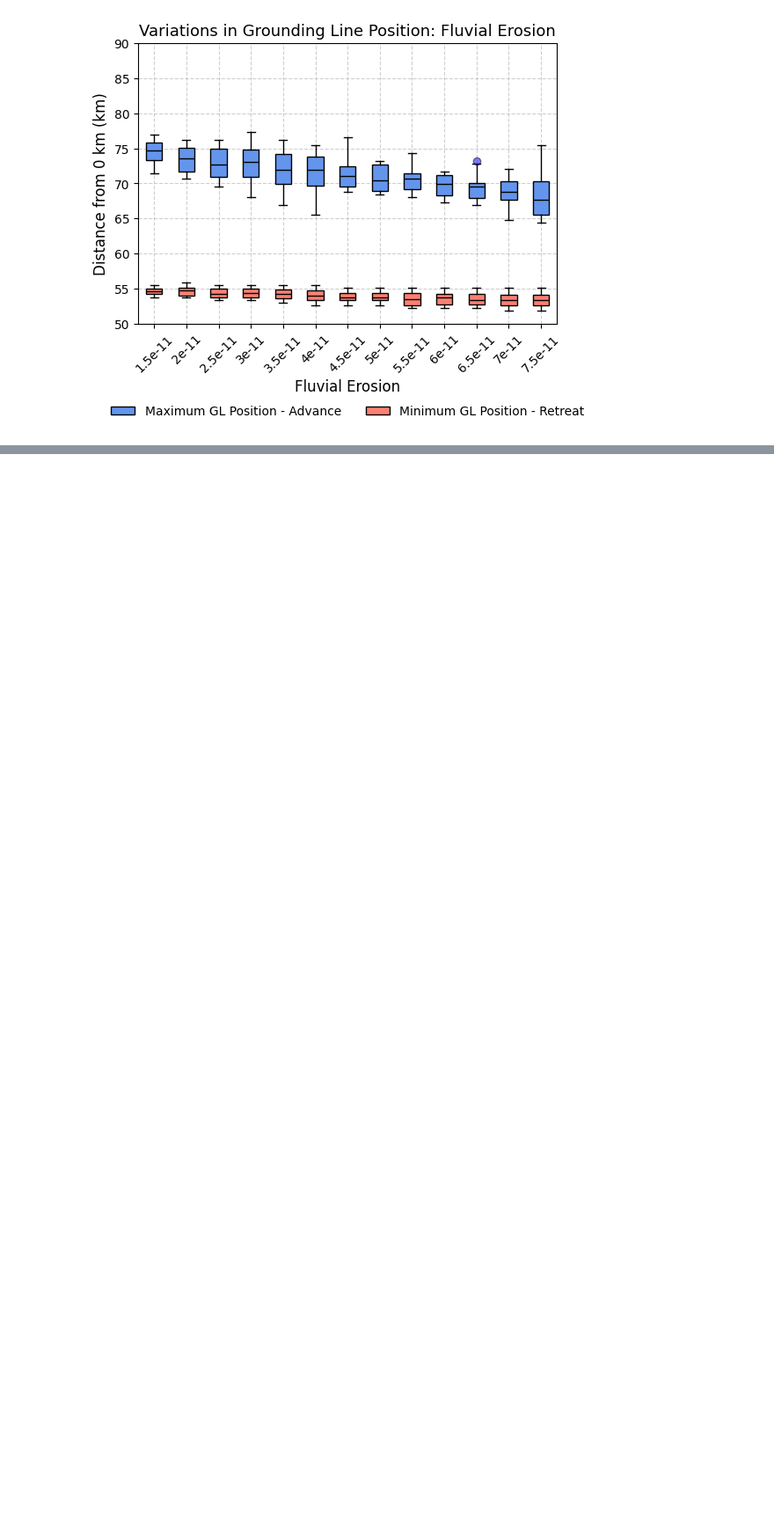
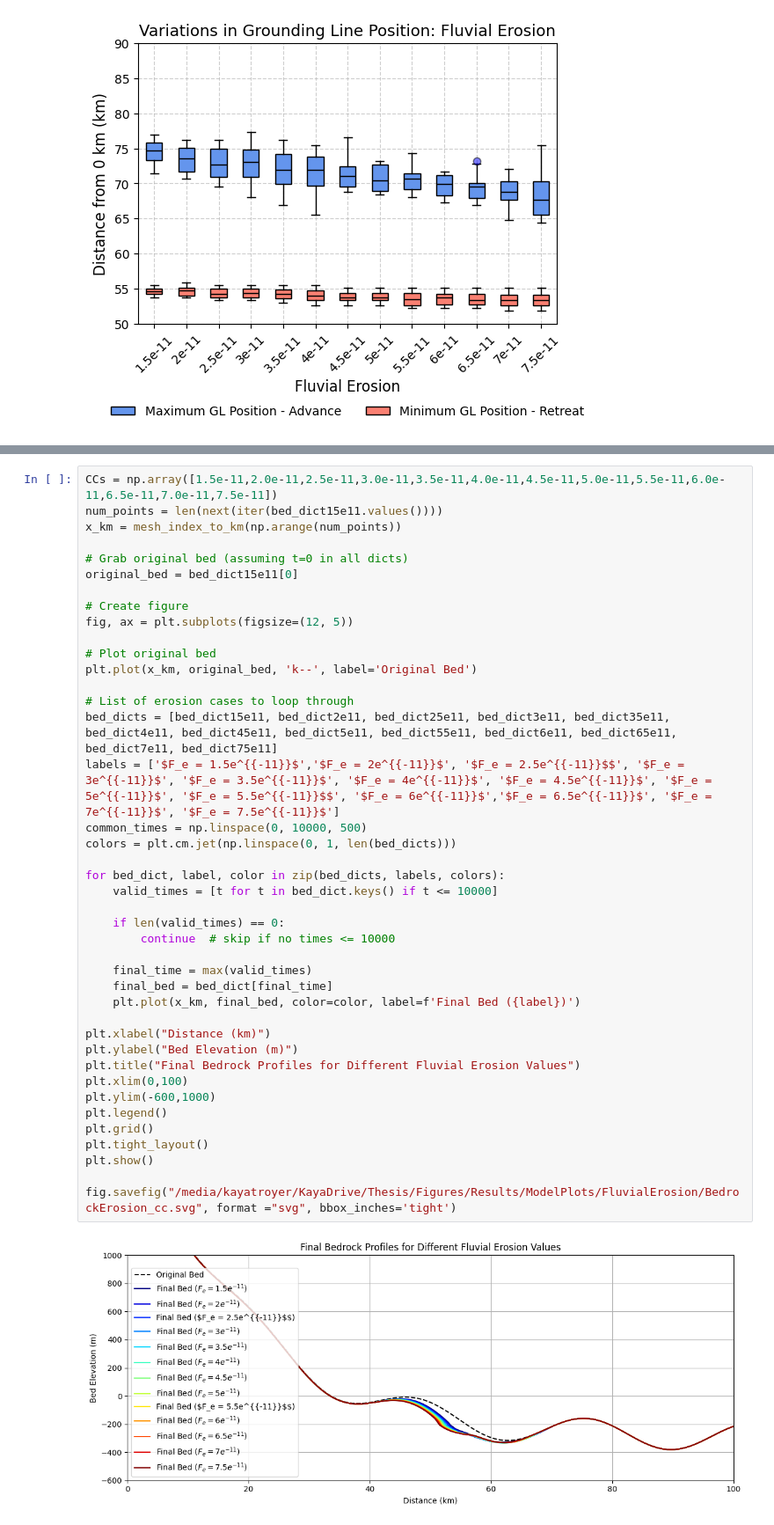
Before and after one commit to ktlix2ski/brinkmodeltest, a Jupyter notebook: Analysis/FluvialErosion_Tests.ipynb, the cells around one changed output, grey strips where cells are left out. Shown at 88% size. Saved outputs shown, nothing was run; the diff lists cells and outputs as text; blank space fills up the shorter version.

```diff
--- a/Analysis/FluvialErosion_Tests.ipynb
+++ b/Analysis/FluvialErosion_Tests.ipynb
@@ -1631,0 +1693,43 @@ fig.savefig("/media/kayatroyer/KayaDrive/Thesis/Figures/Results/ModelPlots/Fluvi
+# %%
+CCs = np.array([1.5e-11,2.0e-11,2.5e-11,3.0e-11,3.5e-11,4.0e-11,4.5e-11,5.0e-11,5.5e-11,6.0e-11,6.5e-11,7.0e-11,7.5e-11])
+num_points = len(next(iter(bed_dict15e11.values())))
+x_km = mesh_index_to_km(np.arange(num_points))
+
+# Grab original bed (assuming t=0 in all dicts)
+original_bed = bed_dict15e11[0]
+
+# Create figure
+fig, ax = plt.subplots(figsize=(12, 5))
+
+# Plot original bed
+plt.plot(x_km, original_bed, 'k--', label='Original Bed')
+
+# List of erosion cases to loop through
+bed_dicts = [bed_dict15e11, bed_dict2e11, bed_dict25e11, bed_dict3e11, bed_dict35e11, bed_dict4e11, bed_dict45e11, bed_dict5e11, bed_dict55e11, bed_dict6e11, bed_dict65e11, bed_dict7e11, bed_dict75e11]
+labels = ['$F_e = 1.5e^{{-11}}$','$F_e = 2e^{{-11}}$', '$F_e = 2.5e^{{-11}}$$', '$F_e = 3e^{{-11}}$', '$F_e = 3.5e^{{-11}}$', '$F_e = 4e^{{-11}}$', '$F_e = 4.5e^{{-11}}$', '$F_e = 5e^{{-11}}$', '$F_e = 5.5e^{{-11}}$$', '$F_e = 6e^{{-11}}$','$F_e = 6.5e^{{-11}}$', '$F_e = 7e^{{-11}}$', '$F_e = 7.5e^{{-11}}$']
+common_times = np.linspace(0, 10000, 500)
+colors = plt.cm.jet(np.linspace(0, 1, len(bed_dicts)))
+
+for bed_dict, label, color in zip(bed_dicts, labels, colors):
+    valid_times = [t for t in bed_dict.keys() if t <= 10000]
+
+    if len(valid_times) == 0:
+        continue  # skip if no times <= 10000
+
+    final_time = max(valid_times)
+    final_bed = bed_dict[final_time]
+    plt.plot(x_km, final_bed, color=color, label=f'Final Bed ({label})')
+
+plt.xlabel("Distance (km)")
+plt.ylabel("Bed Elevation (m)")
+plt.title("Final Bedrock Profiles for Different Fluvial Erosion Values")
+plt.xlim(0,100)
+plt.ylim(-600,1000)
+plt.legend()
+plt.grid()
+plt.tight_layout()
+plt.show()
+
+fig.savefig("/media/kayatroyer/KayaDrive/Thesis/Figures/Results/ModelPlots/FluvialErosion/BedrockErosion_cc.svg", format ="svg", bbox_inches='tight')
+# %% [output]
+[figure, added]
```
Also changed, not shown: parts of 17 cells of this notebook, 9 other files.
